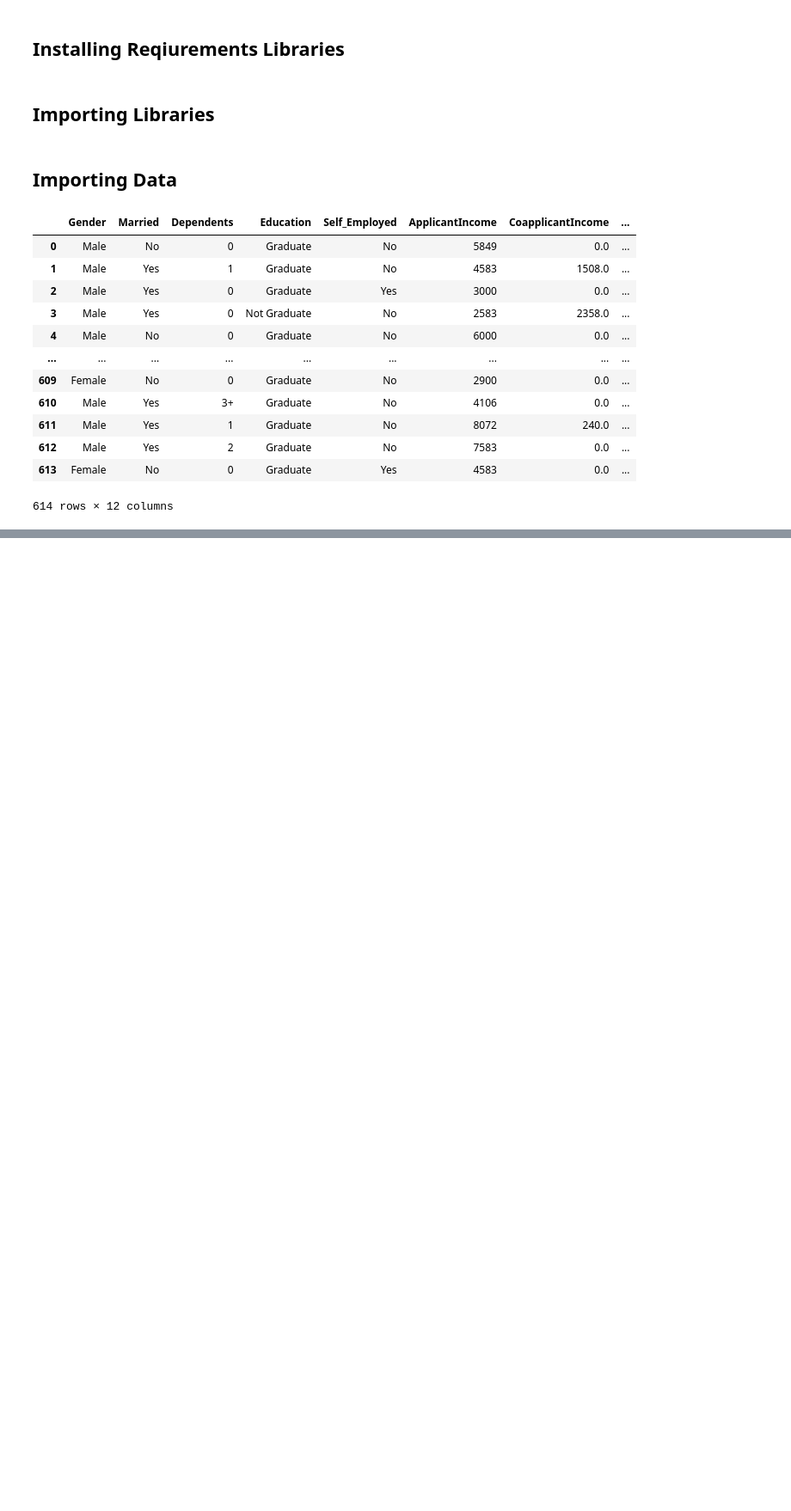
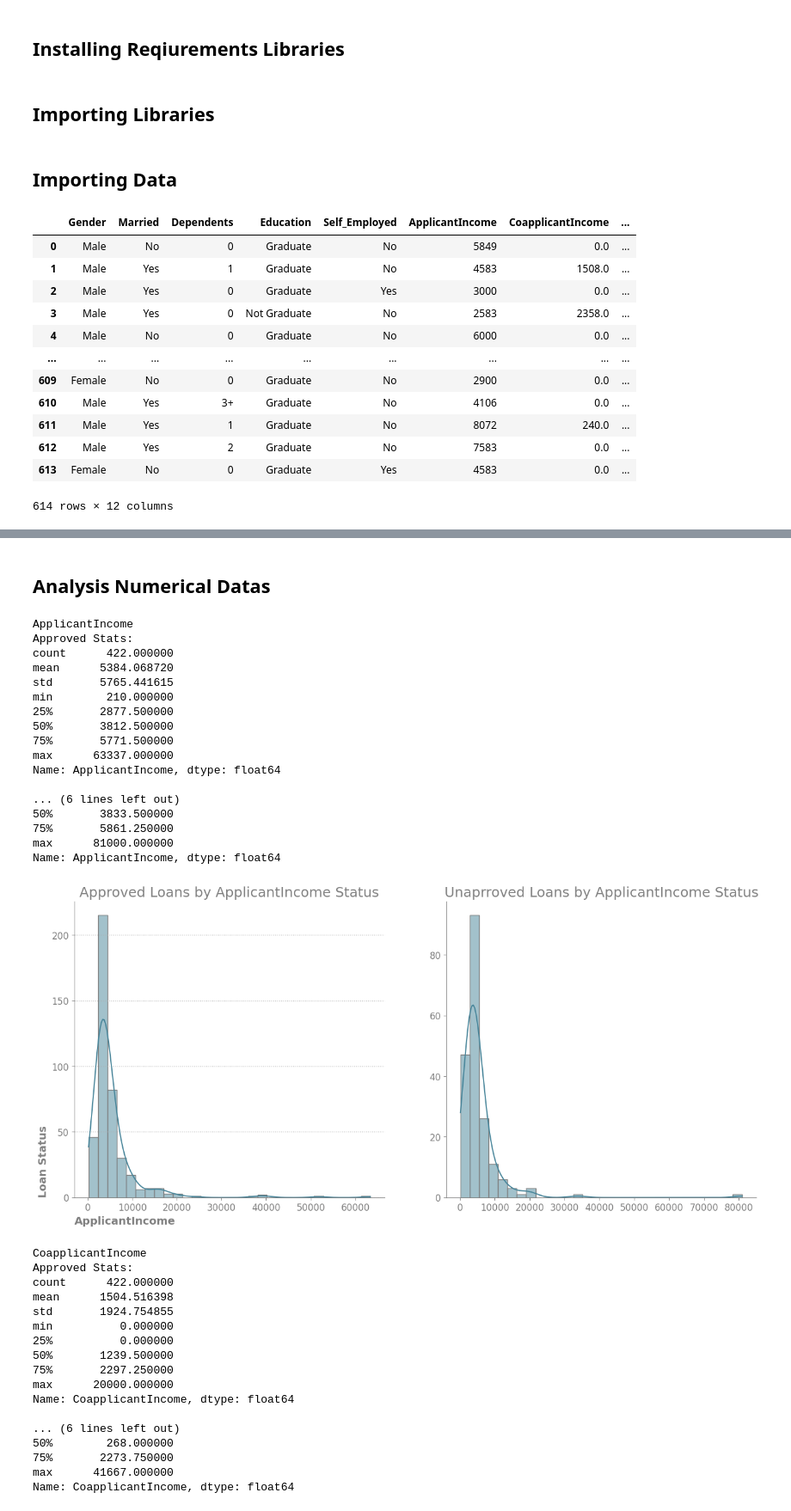
Before and after one commit to Alirezasmoradi/Dnkr_Loan_PJ, a Jupyter notebook: loan_pj.ipynb, the cells around one changed output, grey strips where cells are left out. Shown: that part at 86% size. Saved outputs shown, nothing was run; the diff lists cells and outputs as text; code cells hidden in the pictures; blank space fills up the shorter version.

Commit message:
Analysis completed.

```diff
--- a/loan_pj.ipynb
+++ b/loan_pj.ipynb
@@ -33,0 +1086,13 @@ loan_dataframe
+# %%
+
+credit_status = ( loan_dataframe
+    .groupby(["Gender", "Loan_Status" , "Credit_History"] , as_index = False)
+    .agg(
+        total_credit_status = ("Loan_Status" , "count"))
+    .pivot_table(index = "Gender" , columns = ["Loan_Status" , "Credit_History"] , values = "total_credit_status")
+    .reset_index()
+    .dropna()
+    .rename(columns = { "N" : "Unapproved" ,"Y" : "Approved"} )
+    .rename_axis(["Status", "credit history"], axis=1)
+)
+credit_status
@@ -33,0 +1104,7 @@ loan_dataframe
+# %%
+cr_values = credit_status["Approved"].columns
+for cr in cr_values:
+   credit_status[f"Approval_rate_{cr}"] = (
+   credit_status[("Approved" , cr)] / (credit_status[("Approved" , cr)] + credit_status[("Unapproved" , cr)])*100).round(2)
+
+credit_status
@@ -33,0 +1299,2 @@ loan_dataframe
+# %% [markdown]
+## Analysis Numerical Datas ##
@@ -33,0 +1364,39 @@ loan_dataframe
+# %%
+for col in ["ApplicantIncome", "CoapplicantIncome", "LoanAmount"]:
+    numerical_datas_fig(loan_dataframe, col)
+# %% [output]
+ApplicantIncome
+Approved Stats:
+count      422.000000
+mean      5384.068720
+std       5765.441615
+min        210.000000
+25%       2877.500000
+50%       3812.500000
+75%       5771.500000
+max      63337.000000
+Name: ApplicantIncome, dtype: float64
+
+... (6 lines left out)
+50%       3833.500000
+75%       5861.250000
+max      81000.000000
+Name: ApplicantIncome, dtype: float64
+[figure, added]
+CoapplicantIncome
+Approved Stats:
+count      422.000000
+mean      1504.516398
+std       1924.754855
+min          0.000000
+25%          0.000000
+50%       1239.500000
+75%       2297.250000
+max      20000.000000
+Name: CoapplicantIncome, dtype: float64
+
+... (6 lines left out)
+50%        268.000000
+75%       2273.750000
+max      41667.000000
+Name: CoapplicantIncome, dtype: float64
```
Also changed, not shown: parts of 32 cells of this notebook, 1 other file.
